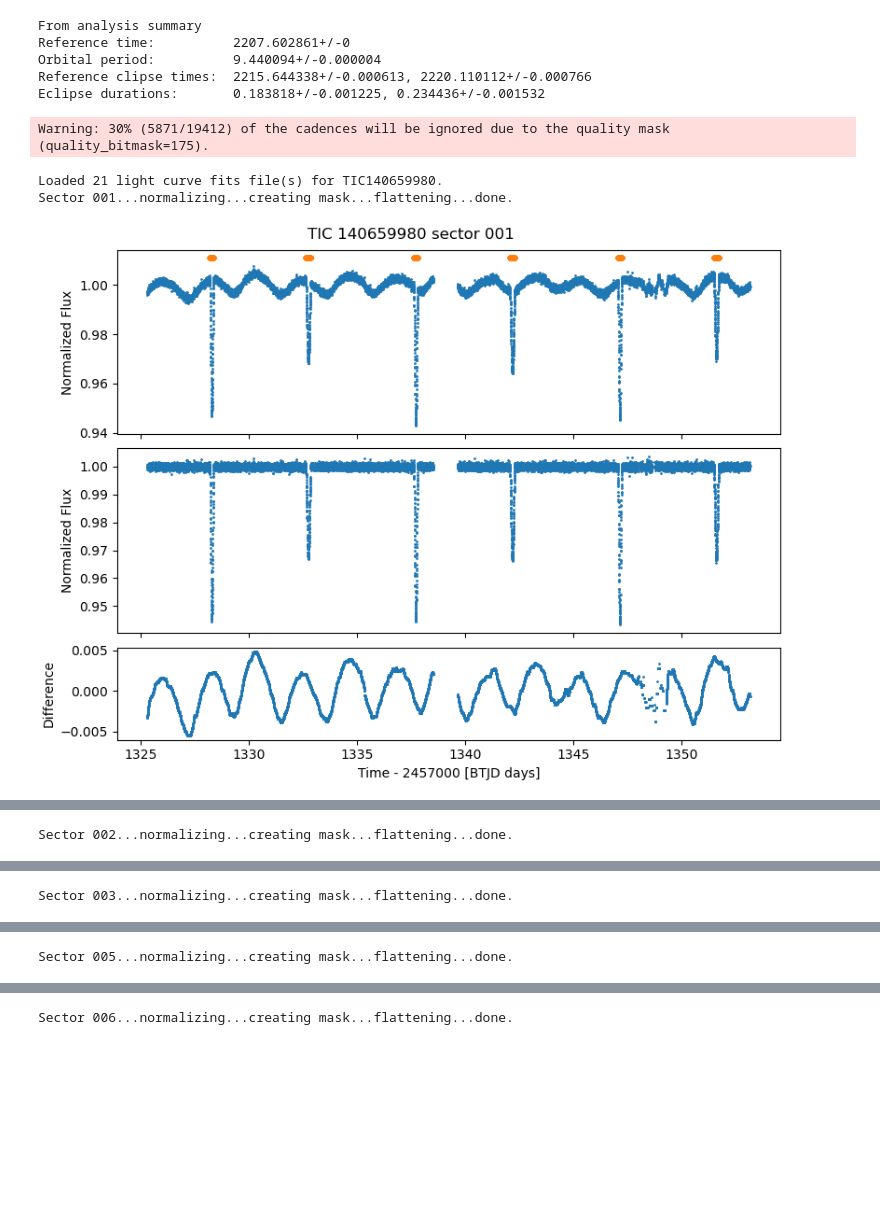
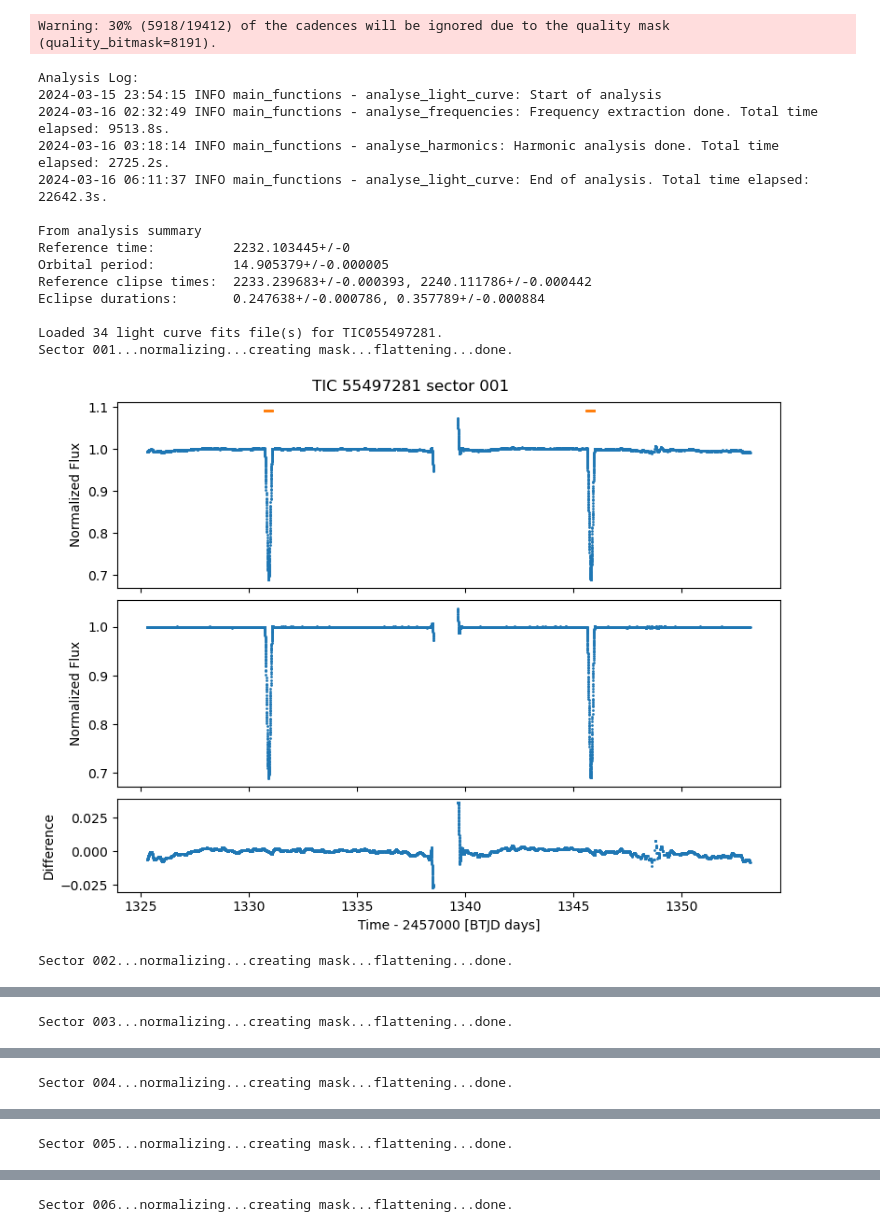
Before and after one commit to SteveOv/platodebs, a Jupyter notebook: catalogue_plot_target.ipynb, the cells around one changed output, grey strips where cells are left out. Drawn from its saved outputs; the diff is of its cells as text; code cells hidden in the pictures; blank space fills up the shorter version.

```diff
--- a/catalogue_plot_target.ipynb
+++ b/catalogue_plot_target.ipynb
@@ -9,20 +9,28 @@ import lightkurve as lk
 from uncertainties import ufloat
 # %%
 # The following are good for clear primary & secondary eclipses and detrending through flattening;
-# TIC141685465, TIC167692429, TIC307488184. TIC355152640, TIC382517745
+# TIC141685465, TIC167692429, TIC307488184. TIC355152640, TIC382517745, TIC260132330
 
 # TIC300560295 shows flattening removing pulsations but the secondary is not clear
 
 # TIC308851582 looks like the analysis hasn't picked up the secondary correctly
+# TIC341193555 - wrong secondary eclipse
 
 # TIC350518984 has zero eclipse widths - also cannot see a secondary
 # TIC372909935 has zero eclipse widths
 
+# TIC031273263 - look into where the secondary is
+
+# TIC309658221 - noisy but analysis should work
+
 # TIC140659980 has good eclipses and potentially interesting residuals
-target = "TIC140659980"
+
+# TIC167692429 - some variability in eclipse timings
+target = "TIC055497281"
 flux_column = "pdcsap_flux"
-quality_bitmask = "default"
+quality_bitmask = "hardest"
 sectors = []
+eclipse_dur_multiple = 1.
 
 input_file = Path(".") / "tessebs_extra.csv"
 # %%
@@ -52,6 +60,10 @@ if target_row is not None:
         print(f"Did not find analysis summary csv: {analysis_csv}")
         print(f"Unable to flatten {target}.")
     else:
+        print("Analysis Log:")
+        with (analysis_csv.parent / f"{tic}.log").open(mode="r") as lf:
+            print("".join(lf.readlines()))
+
         summary = pd.read_csv(analysis_csv, sep=",", skiprows=2,
                               names=["name", "val", "desc"], index_col="name")
 
@@ -59,13 +71,13 @@ if target_row is not None:
         period = read_ufloat(summary, "period", "p_err")
 
         eclipse_times = [
-            (t0 + read_ufloat(summary, "t_1")),
-            (t0 + read_ufloat(summary, "t_2"))
+            t0 + read_ufloat(summary, "t_1"),
+            t0 + read_ufloat(summary, "t_2")
         ]
 
         eclipse_durations = [
-            (read_ufloat(summary, "t_1_2") - read_ufloat(summary, "t_1_1")),
-            (read_ufloat(summary, "t_2_2") - read_ufloat(summary, "t_2_1"))
+            (read_ufloat(summary, "t_1_2") - read_ufloat(summary, "t_1_1")) * eclipse_dur_multiple,
+            (read_ufloat(summary, "t_2_2") - read_ufloat(summary, "t_2_1")) * eclipse_dur_multiple
         ]
 
         print("From analysis summary")
@@ -100,40 +112,48 @@ if target_row is not None:
             lc = lc.normalize()
 
             # We can plot the raw LC in the upper ax
             lc.scatter(ax=axes[0], label=None)
             axes[0].set_xlabel(None)
 
             # Work out the eclipse mask for this sector
             print("creating mask...", end="")
             transit_mask = lc.create_transit_mask(
                 transit_time=[t.nominal_value for t in eclipse_times],
                 duration=[t.nominal_value for t in eclipse_durations],
                 period=[period.nominal_value, period.nominal_value])
 
             # Plot the masks above the LC in the upper ax
             masked_times = lc.time[transit_mask].value
             masked_flux = [axes[0].get_ylim()[1]] * len(masked_times)
-            axes[0].scatter(x=masked_times, y=masked_flux, marker=".")
+            axes[0].scatter(x=masked_times, y=masked_flux, marker=".", s=1.)
 
             # Produce the flattened LC, based on the mask, and plot on lower ax
             print("flattening...", end="")
             flat_lc = lc.flatten(mask=transit_mask)
             flat_lc.scatter(ax=axes[1], label=None)
             axes[1].set_xlabel(None)
 
             res_lc = lc - flat_lc
             res_lc.scatter(ax=axes[2], label=None)
             axes[2].set_ylabel("Difference")
 
             print("done.")
             plt.show()
 # %% [output]
-From analysis summary
-Reference time:          2207.602861+/-0
-Orbital period:          9.440094+/-0.000004
-Reference clipse times:  2215.644338+/-0.000613, 2220.110112+/-0.000766
-Eclipse durations:       0.183818+/-0.001225, 0.234436+/-0.001532
+Warning: 30% (5918/19412) of the cadences will be ignored due to the quality mask (quality_bitmask=8191).
-Warning: 30% (5871/19412) of the cadences will be ignored due to the quality mask (quality_bitmask=175).
+Analysis Log:
+2024-03-15 23:54:15 INFO main_functions - analyse_light_curve: Start of analysis
+2024-03-16 02:32:49 INFO main_functions - analyse_frequencies: Frequency extraction done. Total time elapsed: 9513.8s.
+2024-03-16 03:18:14 INFO main_functions - analyse_harmonics: Harmonic analysis done. Total time elapsed: 2725.2s.
+2024-03-16 06:11:37 INFO main_functions - analyse_light_curve: End of analysis. Total time elapsed: 22642.3s.
+
+From analysis summary
+Reference time:          2232.103445+/-0
+Orbital period:          14.905379+/-0.000005
+Reference clipse times:  2233.239683+/-0.000393, 2240.111786+/-0.000442
+Eclipse durations:       0.247638+/-0.000786, 0.357789+/-0.000884
+
+Loaded 34 light curve fits file(s) for TIC055497281.
+Sector 001...normalizing...creating mask...flattening...done.
+[figure, new version]
-Loaded 21 light curve fits file(s) for TIC140659980.
-Sector 001...normalizing...creating mask...flattening...done.
+Sector 002...normalizing...creating mask...flattening...done.
-[figure, old version]
@@ -140 +161 @@ Sector 001...normalizing...creating mask...flattening...done.
-Sector 002...normalizing...creating mask...flattening...done.
+Sector 003...normalizing...creating mask...flattening...done.
@@ -142 +163 @@ Sector 002...normalizing...creating mask...flattening...done.
-Sector 003...normalizing...creating mask...flattening...done.
+Sector 004...normalizing...creating mask...flattening...done.
```
Also changed, not shown: parts of 1 cell of this notebook.
